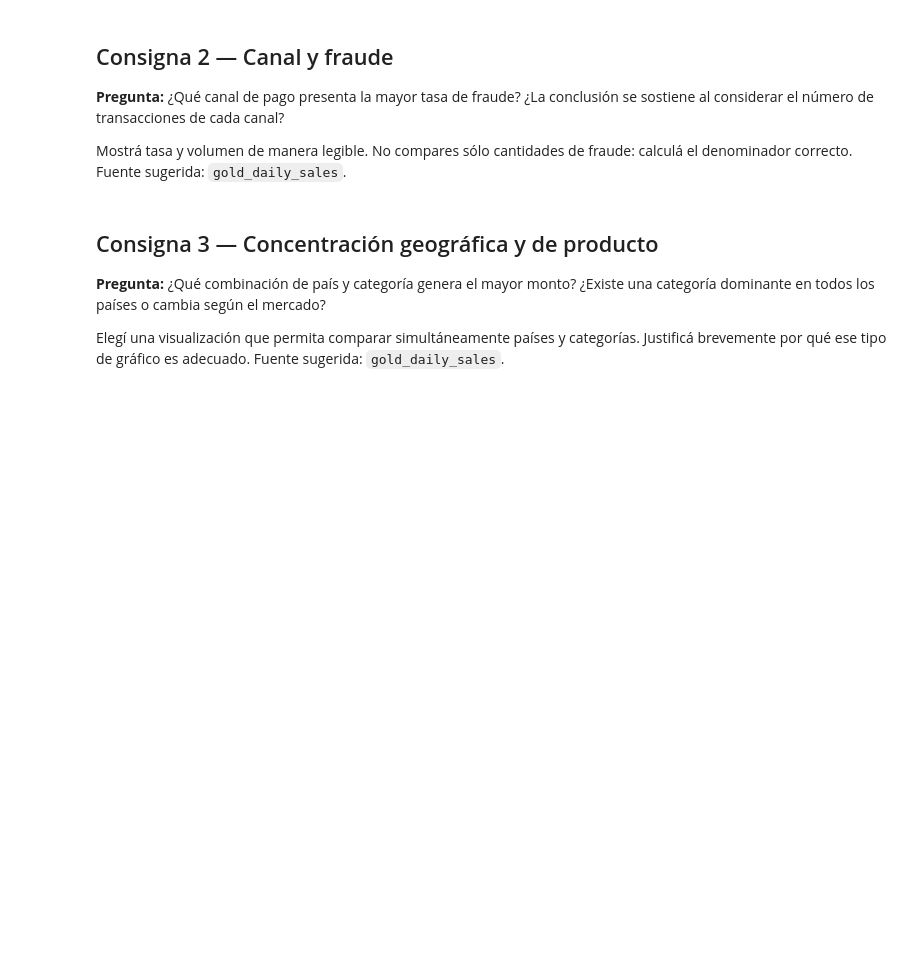
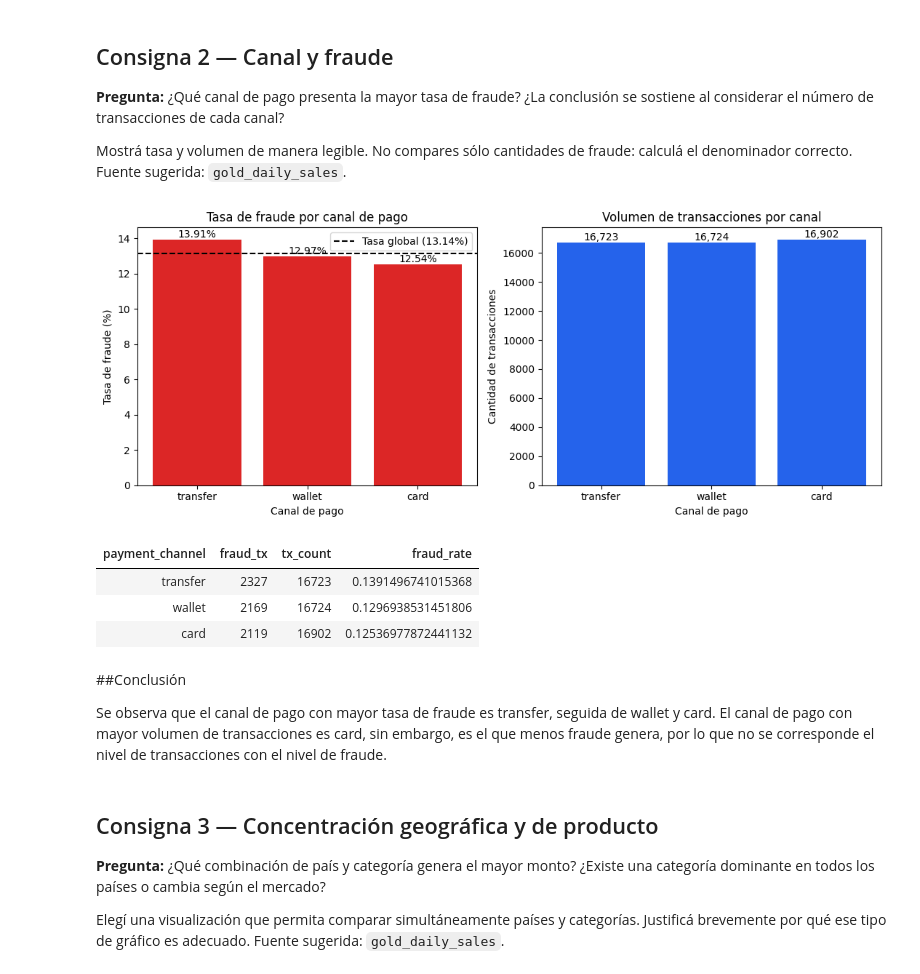
Before and after one commit to belupena/mi-primer-proyecto, a Jupyter notebook: resolucion-practica-2/05_visualizacion.ipynb, the cells around one changed output. Cells and saved outputs as stored; diff of their text form; code cells hidden in the pictures; blank space fills up the shorter version.

```diff
--- a/resolucion-practica-2/05_visualizacion.ipynb
+++ b/resolucion-practica-2/05_visualizacion.ipynb
@@ -68,3 +105,49 @@ Mostrá tasa y volumen de manera legible. No compares sólo cantidades de fraude
+# %%
+CHANNEL_COL = "payment_channel"  # ajustar si la columna se llama distinto
+
+by_channel = (spark.table(daily)
+    .groupBy(CHANNEL_COL)
+    .agg(F.sum("fraud_transactions").alias("fraud_tx"),
+         F.sum("transaction_count").alias("tx_count"))
+    .withColumn("fraud_rate", F.col("fraud_tx") / F.col("tx_count"))
+    .orderBy(F.desc("fraud_rate")))
+
+pdf = by_channel.toPandas().sort_values("fraud_rate", ascending=False)
+global_rate = pdf["fraud_tx"].sum() / pdf["tx_count"].sum()
+
+fig, (ax1, ax2) = plt.subplots(1, 2, figsize=(11, 4.5))
+
+ax1.bar(pdf[CHANNEL_COL], pdf["fraud_rate"] * 100, color="#dc2626")
+ax1.axhline(global_rate * 100, color="black", linestyle="--", label=f"Tasa global ({global_rate*100:.2f}%)")
+ax1.set_title("Tasa de fraude por canal de pago")
+ax1.set_xlabel("Canal de pago")
+ax1.set_ylabel("Tasa de fraude (%)")
+ax1.legend()
+for i, v in enumerate(pdf["fraud_rate"] * 100):
+    ax1.text(i, v, f"{v:.2f}%", ha="center", va="bottom")
+
+ax2.bar(pdf[CHANNEL_COL], pdf["tx_count"], color="#2563eb")
+ax2.set_title("Volumen de transacciones por canal")
+ax2.set_xlabel("Canal de pago")
+ax2.set_ylabel("Cantidad de transacciones")
+for i, v in enumerate(pdf["tx_count"]):
+    ax2.text(i, v, f"{int(v):,}", ha="center", va="bottom")
+
+fig.tight_layout()
+plt.show()
+
+display(pdf)
+# %% [output]
+[figure, added]
+| payment_channel | fraud_tx | tx_count | fraud_rate |
+| transfer | 2327 | 16723 | 0.1391496741015368 |
+| wallet | 2169 | 16724 | 0.1296938531451806 |
+| card | 2119 | 16902 | 0.12536977872441132 |
+# %% [markdown]
+##Conclusión
+
+Se observa que el canal de pago con mayor tasa de fraude es transfer, seguida de wallet y card.
+El canal de pago con mayor volumen de transacciones es card, sin embargo, es el que menos fraude genera, por lo que no se corresponde el nivel de transacciones con el nivel de fraude.
 # %% [markdown]
 ## Consigna 3 — Concentración geográfica y de producto
 
```
Also changed, not shown: parts of 10 cells of this notebook.
